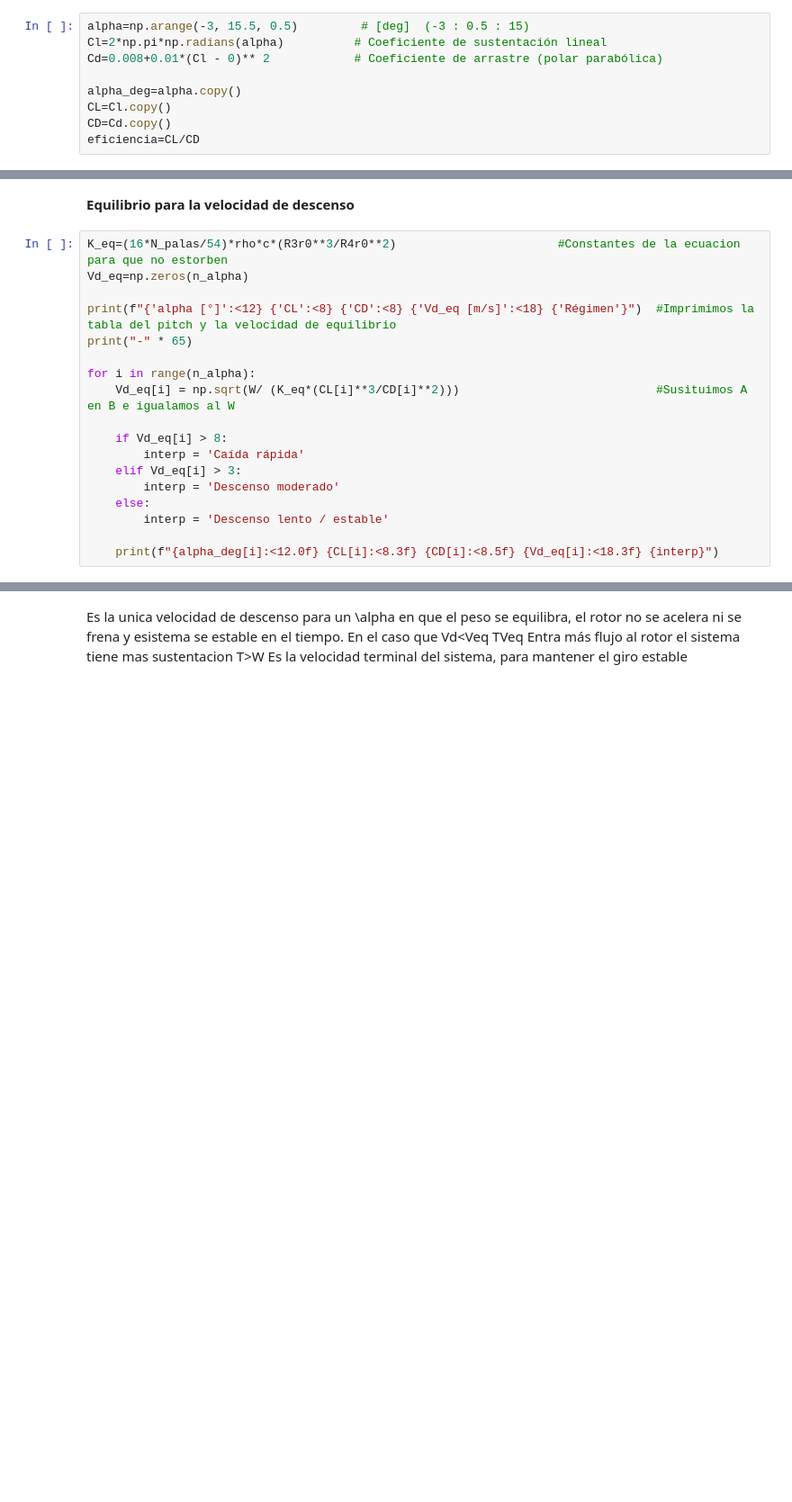
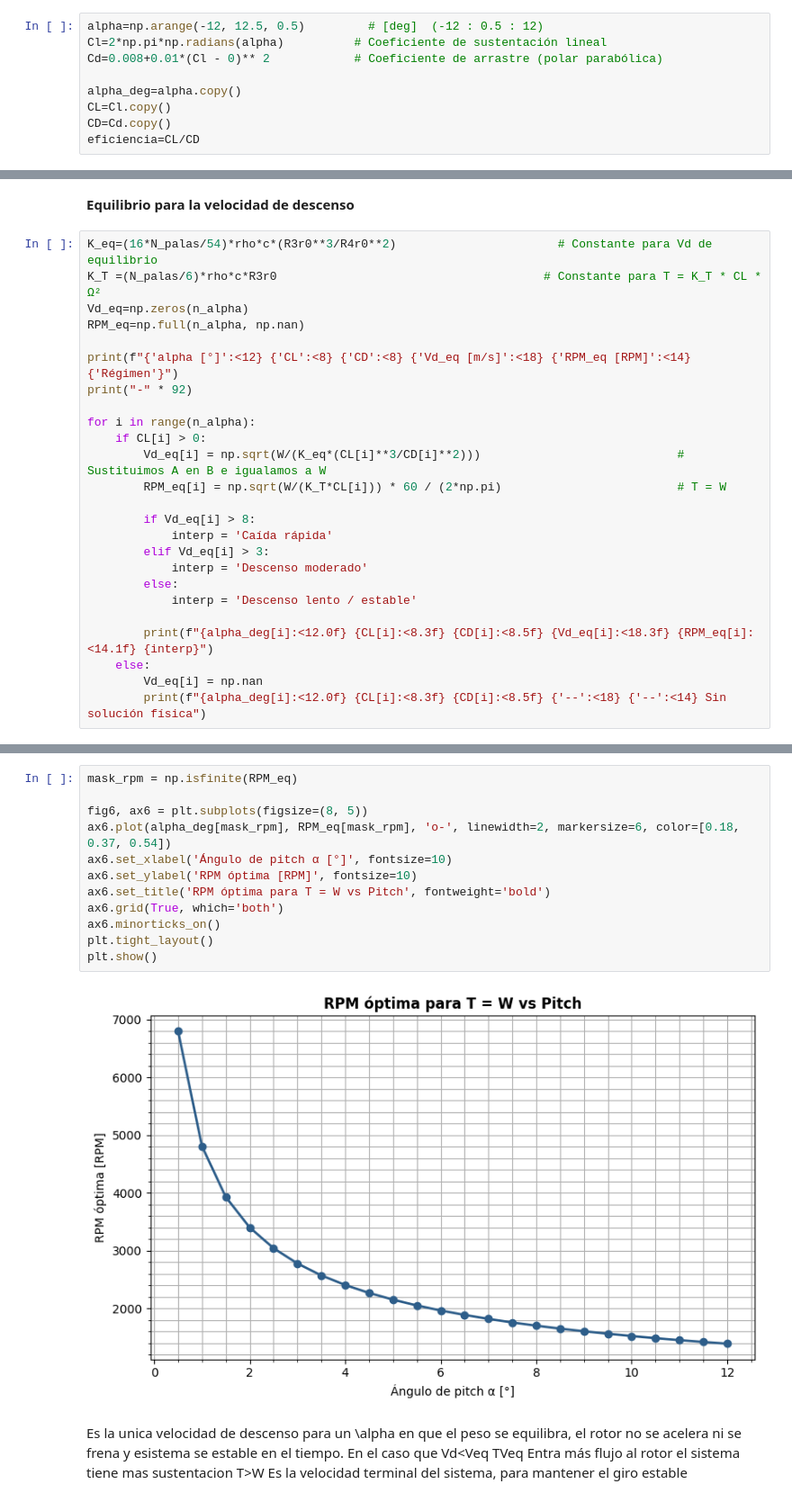
Before and after one commit to alejandroceba/itzamna, a Jupyter notebook: pitch_optimo/Pitch_optimo.ipynb, the cells around one changed output, grey strips where cells are left out. Shown at 90% size. Saved outputs shown, nothing was run; the diff lists cells and outputs as text; blank space fills up the shorter version.

```diff
--- a/pitch_optimo/Pitch_optimo.ipynb
+++ b/pitch_optimo/Pitch_optimo.ipynb
@@ -18,7 +18,7 @@ W=m*g             # Peso total [N]
 # %% [markdown]
 **Tabla aerodinàmica-Perfil NACA 0012**
 # %%
-alpha=np.arange(-3, 15.5, 0.5)         # [deg]  (-3 : 0.5 : 15)
+alpha=np.arange(-12, 12.5, 0.5)         # [deg]  (-12 : 0.5 : 12)
 Cl=2*np.pi*np.radians(alpha)          # Coeficiente de sustentación lineal
 Cd=0.008+0.01*(Cl - 0)** 2            # Coeficiente de arrastre (polar parabólica)
 
@@ -50,21 +50,28 @@ for i in range(n_alpha):
 # %% [markdown]
 **Equilibrio para la velocidad de descenso**
 # %%
-K_eq=(16*N_palas/54)*rho*c*(R3r0**3/R4r0**2)                       #Constantes de la ecuacion para que no estorben
+K_eq=(16*N_palas/54)*rho*c*(R3r0**3/R4r0**2)                       # Constante para Vd de equilibrio
+K_T =(N_palas/6)*rho*c*R3r0                                      # Constante para T = K_T * CL * Ω²
 Vd_eq=np.zeros(n_alpha)
+RPM_eq=np.full(n_alpha, np.nan)
 
-print(f"{'alpha [°]':<12} {'CL':<8} {'CD':<8} {'Vd_eq [m/s]':<18} {'Régimen'}")  #Imprimimos la tabla del pitch y la velocidad de equilibrio
-print("-" * 65)
+print(f"{'alpha [°]':<12} {'CL':<8} {'CD':<8} {'Vd_eq [m/s]':<18} {'RPM_eq [RPM]':<14} {'Régimen'}")
+print("-" * 92)
 
 for i in range(n_alpha):
-    Vd_eq[i] = np.sqrt(W/ (K_eq*(CL[i]**3/CD[i]**2)))                            #Susituimos A en B e igualamos al W
+    if CL[i] > 0:
+        Vd_eq[i] = np.sqrt(W/(K_eq*(CL[i]**3/CD[i]**2)))                            # Sustituimos A en B e igualamos a W
+        RPM_eq[i] = np.sqrt(W/(K_T*CL[i])) * 60 / (2*np.pi)                         # T = W
 
-    if Vd_eq[i] > 8:
-        interp = 'Caída rápida'
-    elif Vd_eq[i] > 3:
-        interp = 'Descenso moderado'
+        if Vd_eq[i] > 8:
+            interp = 'Caída rápida'
+        elif Vd_eq[i] > 3:
+            interp = 'Descenso moderado'
+        else:
+            interp = 'Descenso lento / estable'
+
+        print(f"{alpha_deg[i]:<12.0f} {CL[i]:<8.3f} {CD[i]:<8.5f} {Vd_eq[i]:<18.3f} {RPM_eq[i]:<14.1f} {interp}")
     else:
-        interp = 'Descenso lento / estable'
-
-    print(f"{alpha_deg[i]:<12.0f} {CL[i]:<8.3f} {CD[i]:<8.5f} {Vd_eq[i]:<18.3f} {interp}")
+        Vd_eq[i] = np.nan
+        print(f"{alpha_deg[i]:<12.0f} {CL[i]:<8.3f} {CD[i]:<8.5f} {'--':<18} {'--':<14} Sin solución física")
 # %% [output]
@@ -88,3 +123,17 @@ alpha [°]    CL       CD       Vd_eq [m/s]        Régimen
+# %%
+mask_rpm = np.isfinite(RPM_eq)
+
+fig6, ax6 = plt.subplots(figsize=(8, 5))
+ax6.plot(alpha_deg[mask_rpm], RPM_eq[mask_rpm], 'o-', linewidth=2, markersize=6, color=[0.18, 0.37, 0.54])
+ax6.set_xlabel('Ángulo de pitch α [°]', fontsize=10)
+ax6.set_ylabel('RPM óptima [RPM]', fontsize=10)
+ax6.set_title('RPM óptima para T = W vs Pitch', fontweight='bold')
+ax6.grid(True, which='both')
+ax6.minorticks_on()
+plt.tight_layout()
+plt.show()
+# %% [output]
+[figure, added]
 # %% [markdown]
 Es la unica velocidad de descenso para un \alpha en que el peso se equilibra, el rotor no se acelera ni se frena y esistema se estable en el tiempo.
 En el caso que Vd<Veq T<W por lo que el sistema comienza acelerar hacia abajo
```
Also changed, not shown: parts of 2 cells of this notebook, 2 other files.
